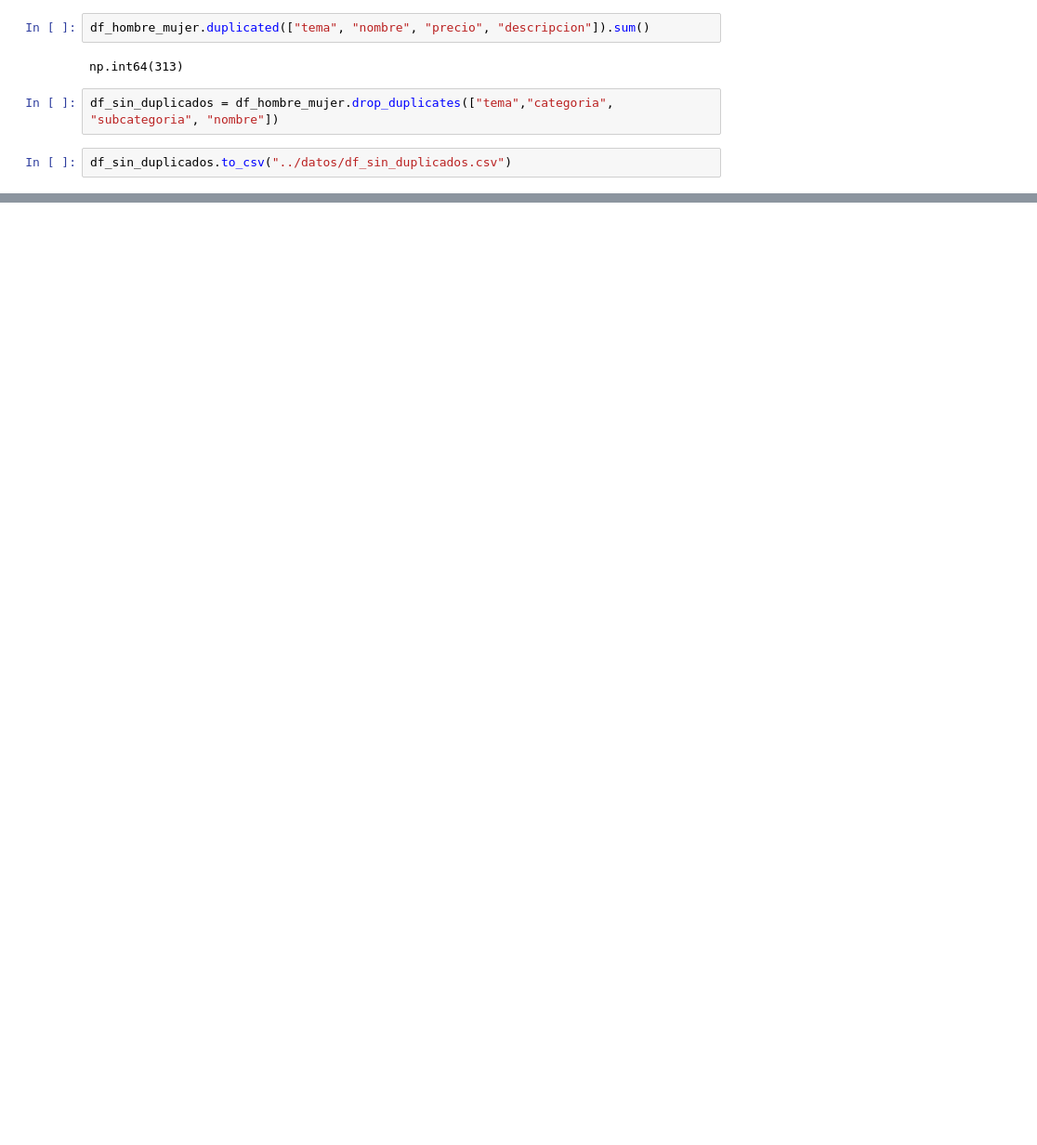
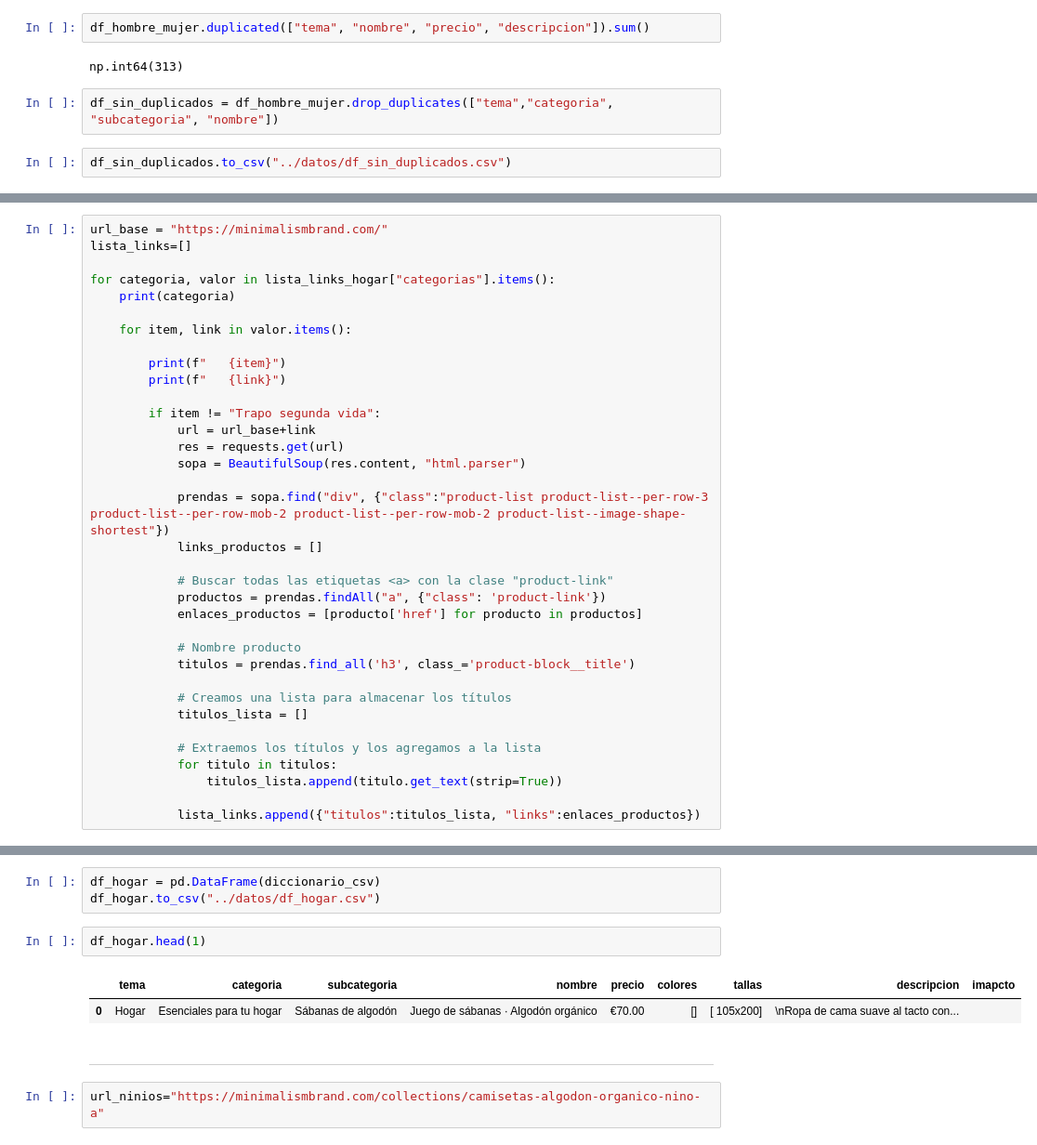
Before and after one commit to Ivan-BV/Proyecto-Minimalism, a Jupyter notebook: notebooks/scraping_elena.ipynb, the cells around one changed output, grey strips where cells are left out. Shown at 93% size. Saved outputs shown, nothing was run; the diff lists cells and outputs as text; blank space fills up the shorter version.

```diff
--- a/notebooks/scraping_elena.ipynb
+++ b/notebooks/scraping_elena.ipynb
@@ -307,0 +320,35 @@ df_sin_duplicados.to_csv("../datos/df_sin_duplicados.csv")
+# %%
+url_base = "https://minimalismbrand.com/"
+lista_links=[]
+
+for categoria, valor in lista_links_hogar["categorias"].items():
+    print(categoria)
+
+    for item, link in valor.items():
+
+        print(f"   {item}")
+        print(f"   {link}")
+
+        if item != "Trapo segunda vida":
+            url = url_base+link
+            res = requests.get(url)
+            sopa = BeautifulSoup(res.content, "html.parser")
+
+            prendas = sopa.find("div", {"class":"product-list product-list--per-row-3 product-list--per-row-mob-2 product-list--per-row-mob-2 product-list--image-shape-shortest"})
+            links_productos = []
+
+            # Buscar todas las etiquetas <a> con la clase "product-link"
+            productos = prendas.findAll("a", {"class": 'product-link'})
+            enlaces_productos = [producto['href'] for producto in productos]
+
+            # Nombre producto
+            titulos = prendas.find_all('h3', class_='product-block__title')
+
+            # Creamos una lista para almacenar los títulos
+            titulos_lista = []
+
+            # Extraemos los títulos y los agregamos a la lista
+            for titulo in titulos:
+                titulos_lista.append(titulo.get_text(strip=True))
+
+            lista_links.append({"titulos":titulos_lista, "links":enlaces_productos})
@@ -307,0 +537,12 @@ df_sin_duplicados.to_csv("../datos/df_sin_duplicados.csv")
+# %%
+df_hogar = pd.DataFrame(diccionario_csv)
+df_hogar.to_csv("../datos/df_hogar.csv")
+# %%
+df_hogar.head(1)
+# %% [output]
+|  | tema | categoria | subcategoria | nombre | precio | colores | tallas | descripcion | imapcto |
+| 0 | Hogar | Esenciales para tu hogar | Sábanas de algodón | Juego de sábanas · Algodón orgánico | €70.00 | [] | [ 105x200] | \nRopa de cama suave al tacto con... |  |
+# %% [markdown]
+__________________________
+# %%
+url_ninios="https://minimalismbrand.com/collections/camisetas-algodon-organico-nino-a"
```
Also changed, not shown: parts of 14 cells of this notebook, 3 other files.
